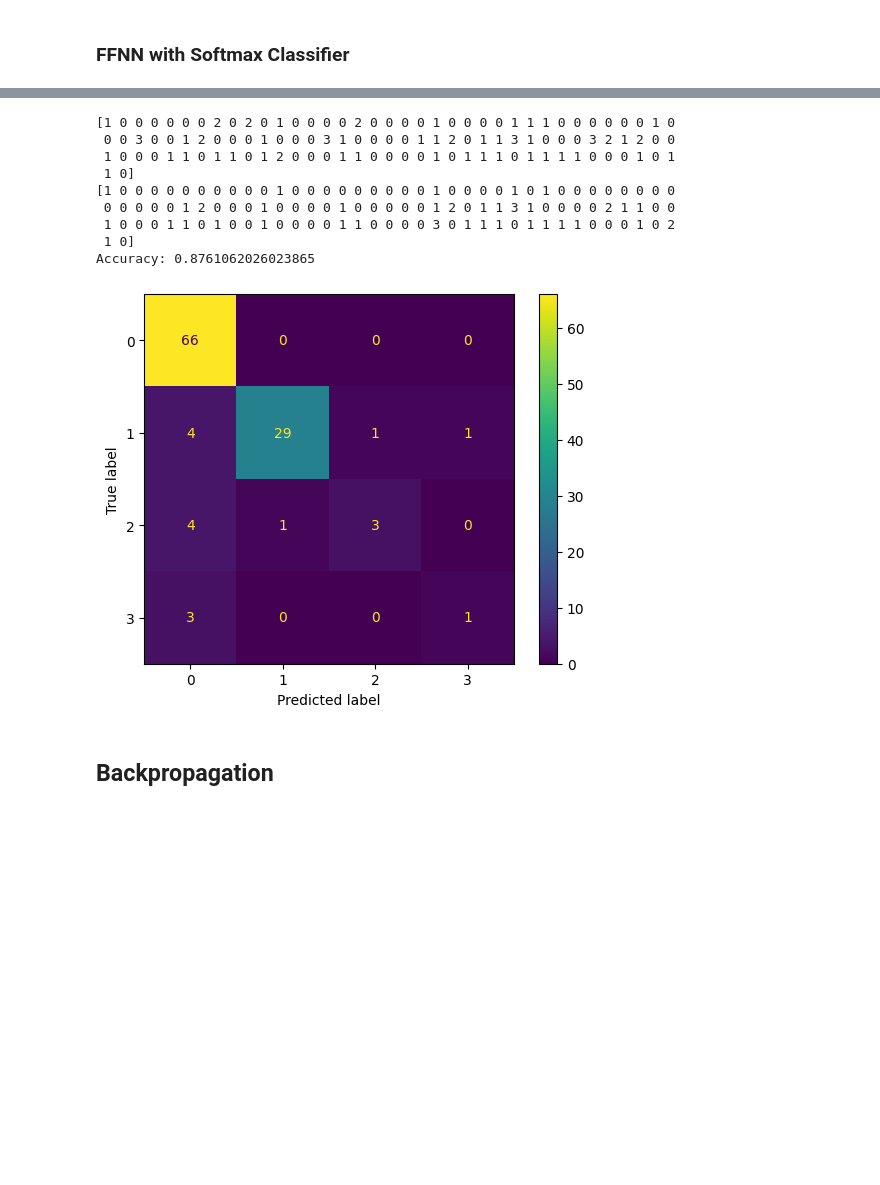
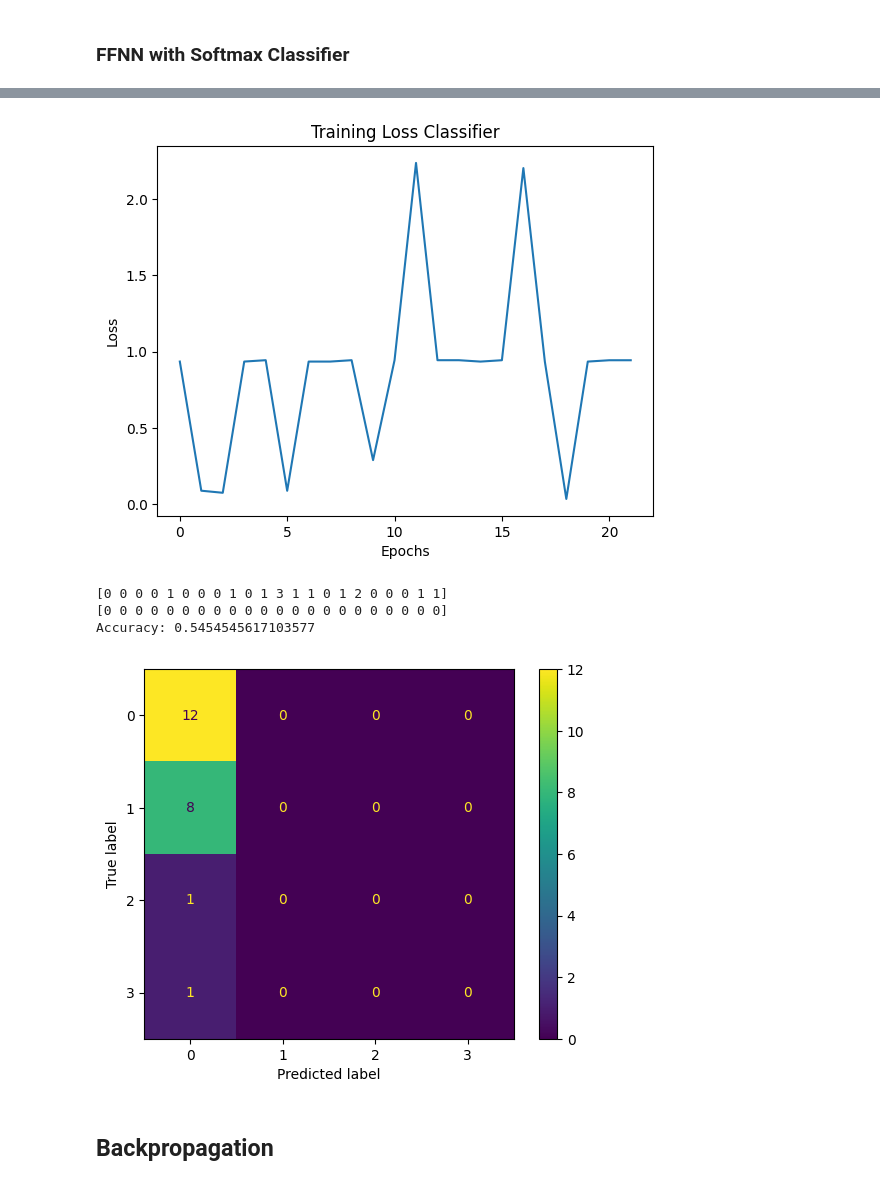
Before and after one commit to Floris93100/Blackjack-FFNN, a Jupyter notebook: src/FFNN_blackjack.ipynb, the cells around one changed output, grey strips where cells are left out. Saved outputs shown, nothing was run; the diff lists cells and outputs as text; code cells hidden in the pictures; blank space fills up the shorter version.

```diff
--- a/src/FFNN_blackjack.ipynb
+++ b/src/FFNN_blackjack.ipynb
@@ -40,8 +40,12 @@ collect_data = False
 # %%
 KEY = {0: 'STAND', 1:'HIT', 2:'DOUBLE', 3: 'SPLIT'}
 
+def one_hot_encode(observation, n):
+    one_hot = np.zeros(n)
+    one_hot[observation] = 1
+    return one_hot
 
-def play_game(env, episodes, agent, collect_data=False, print_rewards=True):
+def play_game(env, episodes, agent, collect_data=False, print_rewards=True, OH_encode=False):
     rewards = []
 
     for episode in tqdm(range(episodes)):
@@ -56,6 +60,8 @@ def play_game(env, episodes, agent, collect_data=False, print_rewards=True):
 
 
         while not done:
+            if OH_encode:
+                observation = one_hot_encode(observation, env.observation_space.n)
 
             action = agent.get_action(observation)
             #print("Action: ", KEY[action])
@@ -65,7 +71,15 @@ def play_game(env, episodes, agent, collect_data=False, print_rewards=True):
                 agent.collect_data(observation, action)
 
             next_observation, reward, terminated, truncated, info = env.step(action)
-            agent.learn(observation, action, reward, next_observation, terminated or truncated)
+
+            if OH_encode:
+                agent.learn(observation,
+                            action,
+                            reward,
+                            one_hot_encode(next_observation, env.observation_space.n),
+                            terminated or truncated)
+            else:
+                agent.learn(observation, action, reward, next_observation, terminated or truncated)
             observation = next_observation
 
             # print("hand 1", env.player)
@@ -138,24 +154,21 @@ plot_reward([rewards_random, rewards_basic_strategy], "Random vs Basic Strategy
 def read_data(file):
     return pd.read_csv(file, delimiter=',')
 # %%
-def split_data(data, test_split=True):
+def split_data(data):
     x = data[:, :5]
     y = data[:, 5]
-    if test_split:
-        x_train, x_test, y_train, y_test = train_test_split(x, y, test_size=0.2, random_state=37)
-    else:
-        x_train, x_test, y_train, y_test = x, x, y, y
+    x_train, x_test, y_train, y_test = train_test_split(x, y, test_size=0.2, random_state=37)
     return x_train, x_test, y_train, y_test
 
 def transform(data):
     data = torch.tensor(data, dtype=torch.float32)
     return data
 # %%
-def preprocess(filename, test_split=True):
+def preprocess(filename):
     df_raw = read_data(filename)
     print(df_raw.head())
     d_raw = df_raw.to_numpy() # data to binary?
-    x, x_test, y, y_test = split_data(d_raw, test_split)
+    x, x_test, y, y_test = split_data(d_raw)
     x, x_test = transform(x), transform(x_test)
 
     return x, x_test, y, y_test
@@ -490,10 +533,12 @@ Accuracy: 0.6206896305084229
 # %%
+# testing!
+
 # Best model hyperparameters
-architecture_best = [9,2000,2000,2000,2000]
+architecture_best = [9,100,100,100]
 threshold_best = 0.5
-learning_rate_best = 0.001
-epochs = 120
-batch_size = len(x_train)
+learning_rate_best = 0.03
+epochs = 500
+batch_size = 1
 lr_decay = False
 
 print(f"Best model: {architecture_best}, thr={threshold_best}, lr={learning_rate_best}")
@@ -510,7 +555,7 @@ model = FFNN(
 ).to(device)
 
 model.train(x_pos, x_neg)
-model.train_classifier(x_pos, y_train_OH, epochs)
+classifier_layer_loss = model.train_classifier(x_train, y_train_OH, epochs, batch_size=1)
 model.save_model('../models/softmax_model.pth')
 torch.save(model.classifier.state_dict(), '../models/softmax_model_classifier.pth')
 # %% [output]
@@ -521,16 +573,12 @@ Last epoch loss: 0.3362576365470886
-# %%
-print_accuracy(model.predict_classifier(x_train),y_train)
-# %% [output]
-[1 0 0 0 0 0 0 2 0 2 0 1 0 0 0 0 2 0 0 0 0 1 0 0 0 0 1 1 1 0 0 0 0 0 0 1 0
- 0 0 3 0 0 1 2 0 0 0 1 0 0 0 3 1 0 0 0 0 1 1 2 0 1 1 3 1 0 0 0 3 2 1 2 0 0
- 1 0 0 0 1 1 0 1 1 0 1 2 0 0 0 1 1 0 0 0 0 1 0 1 1 1 0 1 1 1 1 0 0 0 1 0 1
- 1 0]
-[1 0 0 0 0 0 0 0 0 0 0 1 0 0 0 0 0 0 0 0 0 1 0 0 0 0 1 0 1 0 0 0 0 0 0 0 0
- 0 0 0 0 0 1 2 0 0 0 1 0 0 0 0 1 0 0 0 0 0 1 2 0 1 1 3 1 0 0 0 0 2 1 1 0 0
- 1 0 0 0 1 1 0 1 0 0 1 0 0 0 0 1 1 0 0 0 0 3 0 1 1 1 0 1 1 1 1 0 0 0 1 0 2
- 1 0]
-Accuracy: 0.8761062026023865
-[figure, removed]
+# %%
+plot_losses(classifier_layer_loss, "Training Loss Classifier", "classifier")
+print_accuracy(model.predict_classifier(x_train.to(device)),y_train)
+# %% [output]
+[figure, added]
+[0 0 0 0 1 0 0 0 1 0 1 3 1 1 0 1 2 0 0 0 1 1]
+[0 0 0 0 0 0 0 0 0 0 0 0 0 0 0 0 0 0 0 0 0 0]
+Accuracy: 0.5454545617103577
+[figure, added]
 # %% [markdown]
 ## Backpropagation
 # %%
```
Also changed, not shown: parts of 27 cells of this notebook, 3 other files.
